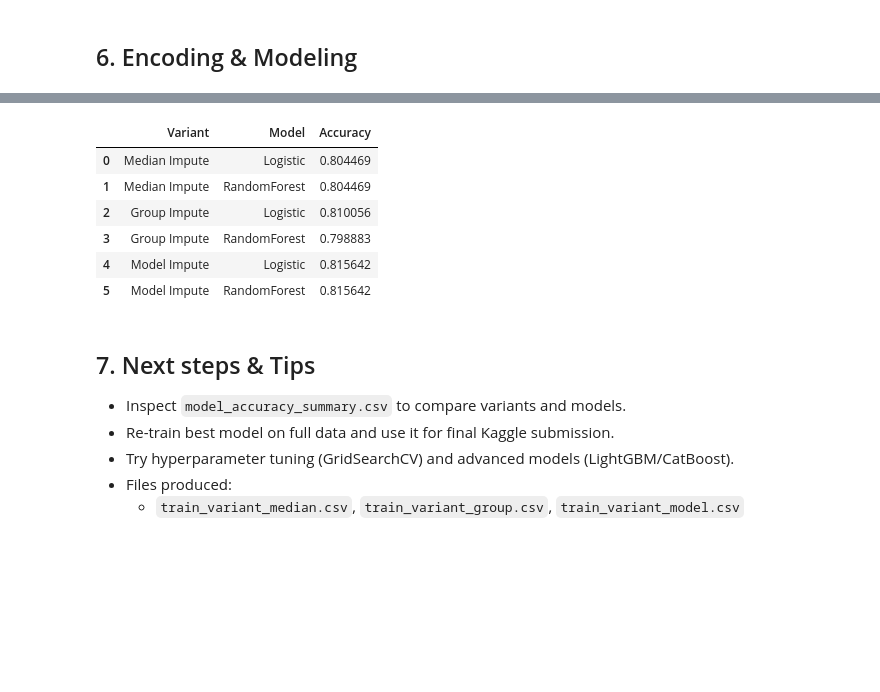
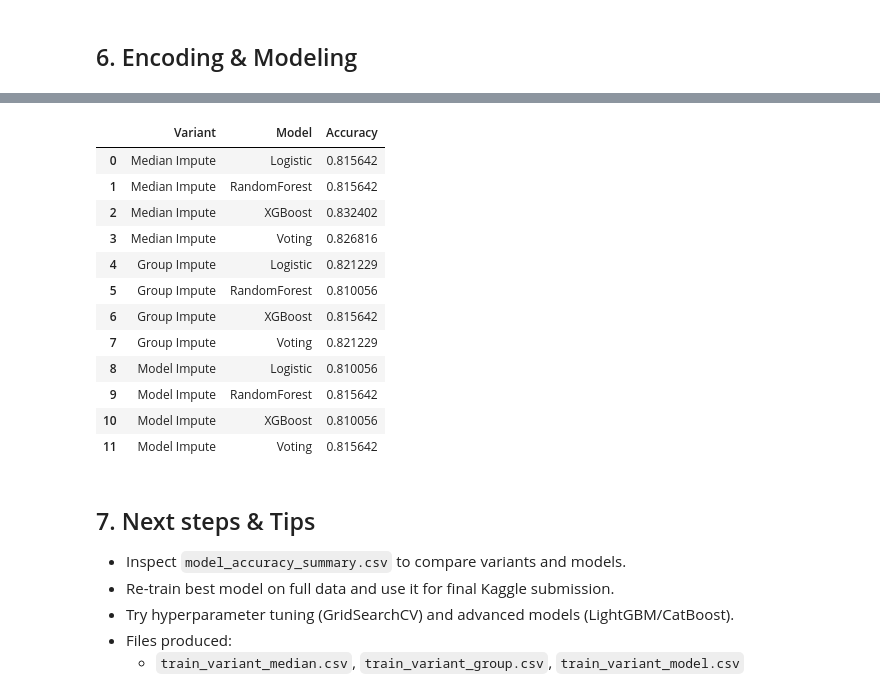
Before and after one commit to Matsurikka/titanic, a Jupyter notebook: titanic_ML/Titanic_pipeline_fixed.ipynb, the cells around one changed output, grey strips where cells are left out. Cells and saved outputs as stored; diff of their text form; code cells hidden in the pictures; blank space fills up the shorter version.

```diff
--- a/titanic_ML/Titanic_pipeline_fixed.ipynb
+++ b/titanic_ML/Titanic_pipeline_fixed.ipynb
@@ -274,35 +372,59 @@ Saved 3 feature CSVs: train_median_features.csv, train_group_features.csv, train
 # %% [markdown]
 ## 6. Encoding & Modeling
 # %%
-from sklearn.preprocessing import OneHotEncoder
+from sklearn.preprocessing import OneHotEncoder, StandardScaler
+from sklearn.compose import ColumnTransformer
+from sklearn.pipeline import Pipeline
+from sklearn.metrics import accuracy_score
+from sklearn.linear_model import LogisticRegression
+from sklearn.ensemble import RandomForestClassifier, VotingClassifier
+from sklearn.model_selection import train_test_split
 from sklearn.exceptions import NotFittedError
+import pandas as pd
 
-def evaluate_variant(df, variant_name):
+# Nếu bạn có XGBoost thì bật
+try:
+    from xgboost import XGBClassifier
+    xgb_available = True
+except ImportError:
+    xgb_available = False
+
+RANDOM_STATE = 42
+
+def evaluate_variant(train_df, val_df, variant_name):
+    """Đánh giá 1 biến thể dữ liệu bằng các mô hình khác nhau"""
     results = []
-    X = df.drop('Survived', axis=1)
-    y = df['Survived']
 
-    cat_cols = X.select_dtypes(include=['object','category']).columns.tolist()
-    num_cols = X.select_dtypes(exclude=['object','category']).columns.tolist()
+    X_train = train_df.drop('Survived', axis=1)
+    y_train = train_df['Survived']
+    X_val = val_df.drop('Survived', axis=1)
+    y_val = val_df['Survived']
+
+    cat_cols = X_train.select_dtypes(include=['object', 'category']).columns.tolist()
+    num_cols = X_train.select_dtypes(exclude=['object', 'category']).columns.tolist()
 
     pre = ColumnTransformer(transformers=[
         ('num', StandardScaler(), num_cols),
         ('cat', OneHotEncoder(drop='first', sparse_output=False, handle_unknown='ignore'), cat_cols)
     ], remainder='passthrough')
 
-    X_train, X_val, y_train, y_val = train_test_split(
-        X, y, test_size=0.2, random_state=RANDOM_STATE, stratify=y
-    )
-
     models = {
-        'Logistic': LogisticRegression(max_iter=500),
+        'Logistic': LogisticRegression(max_iter=500, random_state=RANDOM_STATE),
         'RandomForest': RandomForestClassifier(n_estimators=200, random_state=RANDOM_STATE)
     }
-    if 'xgb_available' in globals() and xgb_available:
+
+    if xgb_available:
         try:
             models['XGBoost'] = XGBClassifier(use_label_encoder=False, eval_metric='logloss', random_state=RANDOM_STATE)
         except Exception as e:
-            print(" XGBoost initialization failed:", e)
+            print("⚠️ XGBoost initialization failed:", e)
+
+    # 🟢 Voting Classifier (giữ nguyên như bạn yêu cầu)
+    estimators = [(k, v) for k, v in models.items()]
+    voting_clf = VotingClassifier(estimators=estimators, voting='soft')
+
+    # Gộp tất cả để đánh giá cùng format
+    models['Voting'] = voting_clf
 
     for name, mdl in models.items():
         try:
@@ -310,25 +432,41 @@ def evaluate_variant(df, variant_name):
             pipe.fit(X_train, y_train)
             preds = pipe.predict(X_val)
             acc = accuracy_score(y_val, preds)
-            print(f" {variant_name} | {name} Accuracy: {acc:.4f}")
+            print(f"✅ {variant_name} | {name} Accuracy: {acc:.4f}")
             results.append({'Variant': variant_name, 'Model': name, 'Accuracy': acc})
         except AttributeError as e:
             if "__sklearn_tags__" in str(e):
-                print(f" Skipping {name} due to sklearn_tags incompatibility (Python 3.13 issue)")
+                print(f"⚠️ Skipping {name} (sklearn_tags incompatibility - Python 3.13 issue)")
                 continue
             else:
                 raise e
         except Exception as e:
-            print(f" {variant_name} | {name} failed: {e}")
+            print(f"❌ {variant_name} | {name} failed: {e}")
             continue
 
     return results
 
+# ============================================
+#  🔹 Đọc lại các bộ dữ liệu đã chia
+# ============================================
+median_train = pd.read_csv('median_impute_train.csv')
+median_val   = pd.read_csv('median_impute_val.csv')
+group_train  = pd.read_csv('group_impute_train.csv')
+group_val    = pd.read_csv('group_impute_val.csv')
+model_train  = pd.read_csv('model_impute_train.csv')
+model_val    = pd.read_csv('model_impute_val.csv')
+
+# ============================================
+#  🔹 Đánh giá từng biến thể
+# ============================================
 results = []
-results += evaluate_variant(fe_median, 'Median Impute')
-results += evaluate_variant(fe_group, 'Group Impute')
-results += evaluate_variant(fe_model, 'Model Impute')
+results += evaluate_variant(median_train, median_val, 'Median Impute')
+results += evaluate_variant(group_train, group_val, 'Group Impute')
+results += evaluate_variant(model_train, model_val, 'Model Impute')
 
+# ============================================
+#  🔹 Lưu kết quả
+# ============================================
 results_df = pd.DataFrame(results)
 results_df.to_csv('model_accuracy_summary.csv', index=False)
 results_df
@@ -345,10 +486,16 @@ results_df
 |  | Variant | Model | Accuracy |
-| 0 | Median Impute | Logistic | 0.804469 |
-| 1 | Median Impute | RandomForest | 0.804469 |
-| 2 | Group Impute | Logistic | 0.810056 |
-| 3 | Group Impute | RandomForest | 0.798883 |
-| 4 | Model Impute | Logistic | 0.815642 |
-| 5 | Model Impute | RandomForest | 0.815642 |
+| 0 | Median Impute | Logistic | 0.815642 |
+| 1 | Median Impute | RandomForest | 0.815642 |
+| 2 | Median Impute | XGBoost | 0.832402 |
+| 3 | Median Impute | Voting | 0.826816 |
+| 4 | Group Impute | Logistic | 0.821229 |
+| 5 | Group Impute | RandomForest | 0.810056 |
+| 6 | Group Impute | XGBoost | 0.815642 |
+| 7 | Group Impute | Voting | 0.821229 |
+| 8 | Model Impute | Logistic | 0.810056 |
+| 9 | Model Impute | RandomForest | 0.815642 |
+| 10 | Model Impute | XGBoost | 0.810056 |
+| 11 | Model Impute | Voting | 0.815642 |
 # %% [markdown]
 ## 7. Next steps & Tips
 
```
Also changed, not shown: parts of 4 cells of this notebook, 18 other files.
